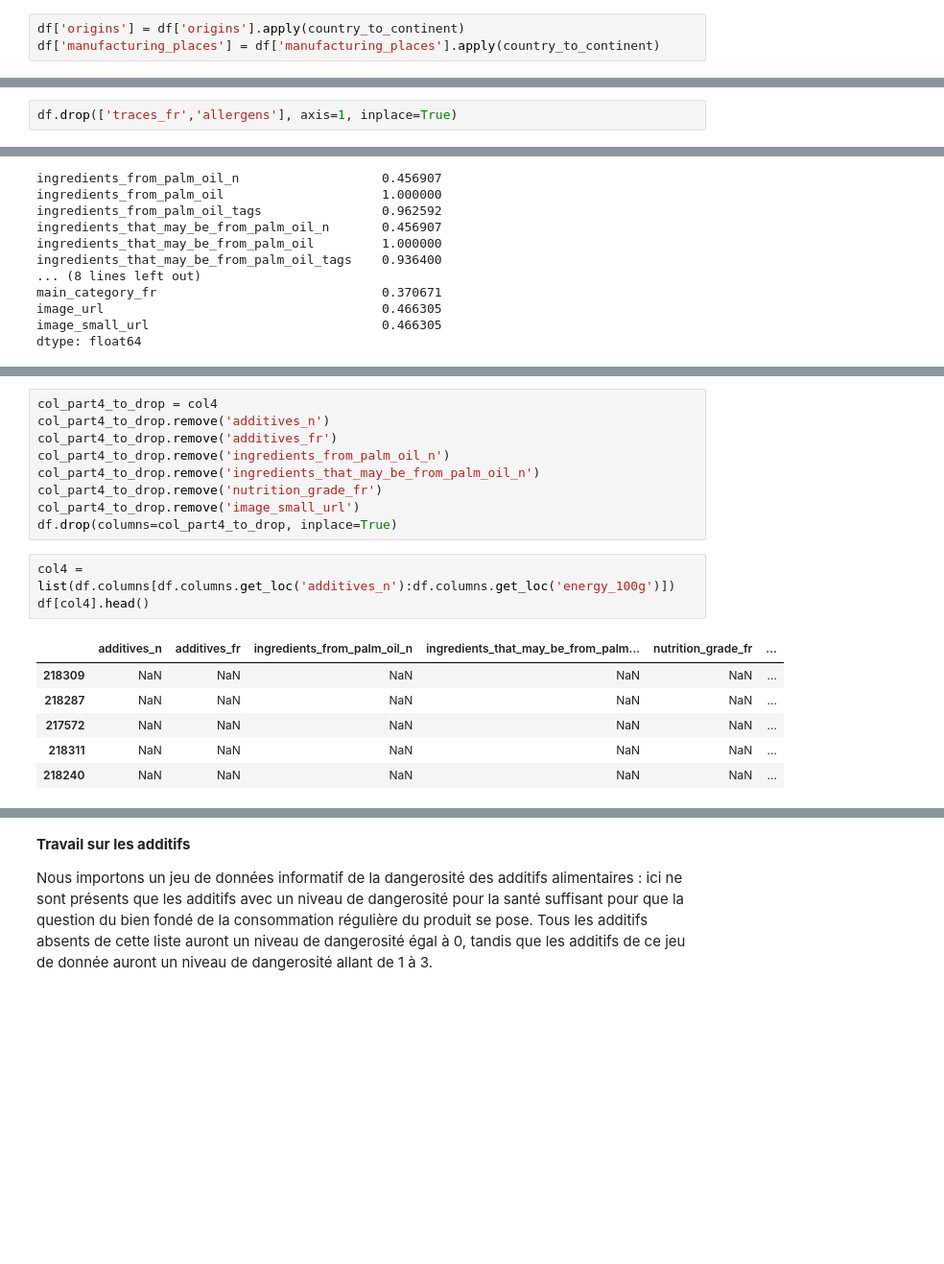
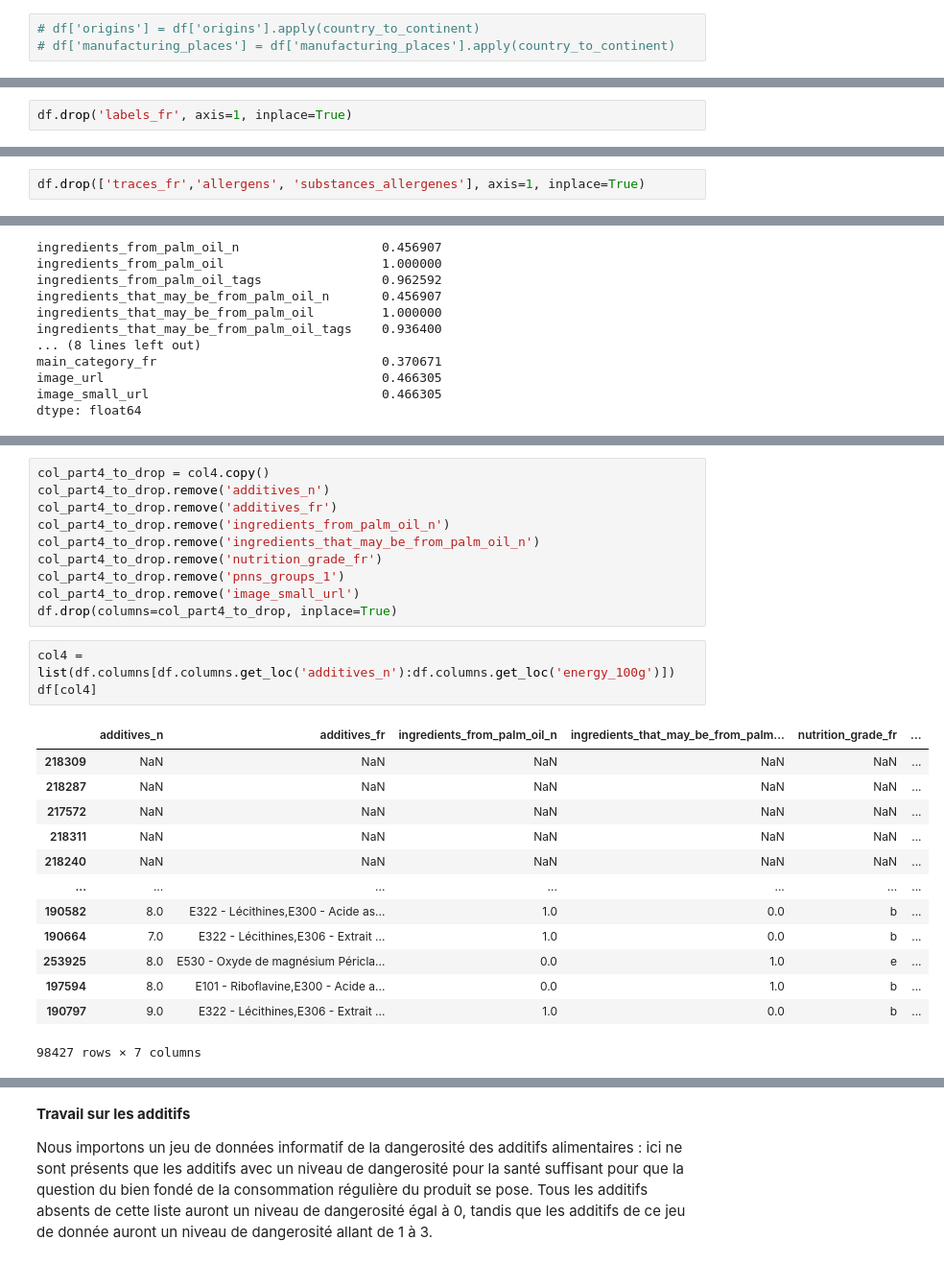
Before and after one commit to jkomb/P2---Application-Sante--Publique, a Jupyter notebook: KOMBEM_Jonathan_1_notebook_nettoyage_082022.ipynb, the cells around one changed output, grey strips where cells are left out. Shown at 96% size. Cells and saved outputs as stored; diff of their text form; blank space fills up the shorter version.

```diff
--- a/KOMBEM_Jonathan_1_notebook_nettoyage_082022.ipynb
+++ b/KOMBEM_Jonathan_1_notebook_nettoyage_082022.ipynb
@@ -1280,6 +1281,6 @@ def country_to_continent(value):
 # %%
-df['origins'] = df['origins'].apply(country_to_continent)
-df['manufacturing_places'] = df['manufacturing_places'].apply(country_to_continent)
+# df['origins'] = df['origins'].apply(country_to_continent)
+# df['manufacturing_places'] = df['manufacturing_places'].apply(country_to_continent)
 # %% [markdown]
 Nous n'avons désormais plus besoin de notre dataframe <b>df_continents</b>.
 # %%
@@ -1419,4 +1420,6 @@ df.loc[:,'bio_europe':'catégories_personnes']
 98427 rows × 13 columns
+# %%
+df.drop('labels_fr', axis=1, inplace=True)
 # %%
 df_2 = df.copy()
 # %% [markdown]
@@ -1927,5 +1930,5 @@ On retrouve notre ligne mentionnant du 'réglisse' qui n'est pas une substance a
 # %%
-df.drop(['traces_fr','allergens'], axis=1, inplace=True)
+df.drop(['traces_fr','allergens', 'substances_allergenes'], axis=1, inplace=True)
 # %%
 df.shape
 # %% [output]
@@ -2008,24 +2010,32 @@ Nous n'allons conserver que les colonnes suivantes :
 
 Les autres colonnes sont soit vides, soit nous donnent une informations que nous n'allons pas exploiter, ou bien sont moins compréhensible ou synthétique.
 # %%
-col_part4_to_drop = col4
+col_part4_to_drop = col4.copy()
 col_part4_to_drop.remove('additives_n')
 col_part4_to_drop.remove('additives_fr')
 col_part4_to_drop.remove('ingredients_from_palm_oil_n')
 col_part4_to_drop.remove('ingredients_that_may_be_from_palm_oil_n')
 col_part4_to_drop.remove('nutrition_grade_fr')
+col_part4_to_drop.remove('pnns_groups_1')
 col_part4_to_drop.remove('image_small_url')
 df.drop(columns=col_part4_to_drop, inplace=True)
 # %%
 col4 = list(df.columns[df.columns.get_loc('additives_n'):df.columns.get_loc('energy_100g')])
-df[col4].head()
+df[col4]
 # %% [output]
 |  | additives_n | additives_fr | ingredients_from_palm_oil_n | ingredients_that_may_be_from_palm... | nutrition_grade_fr | ... |
 | 218309 | NaN | NaN | NaN | NaN | NaN | ... |
 | 218287 | NaN | NaN | NaN | NaN | NaN | ... |
 | 217572 | NaN | NaN | NaN | NaN | NaN | ... |
 | 218311 | NaN | NaN | NaN | NaN | NaN | ... |
 | 218240 | NaN | NaN | NaN | NaN | NaN | ... |
+| ... | ... | ... | ... | ... | ... | ... |
+| 190582 | 8.0 | E322 - Lécithines,E300 - Acide as... | 1.0 | 0.0 | b | ... |
+| 190664 | 7.0 | E322 - Lécithines,E306 - Extrait ... | 1.0 | 0.0 | b | ... |
+| 253925 | 8.0 | E530 - Oxyde de magnésium Péricla... | 0.0 | 1.0 | e | ... |
+| 197594 | 8.0 | E101 - Riboflavine,E300 - Acide a... | 0.0 | 1.0 | b | ... |
+| 190797 | 9.0 | E322 - Lécithines,E306 - Extrait ... | 1.0 | 0.0 | b | ... |
+98427 rows × 7 columns
 # %%
 df[col4].isna().mean()
 # %% [output]
```
Also changed, not shown: parts of 94 cells of this notebook, 1 other file.
